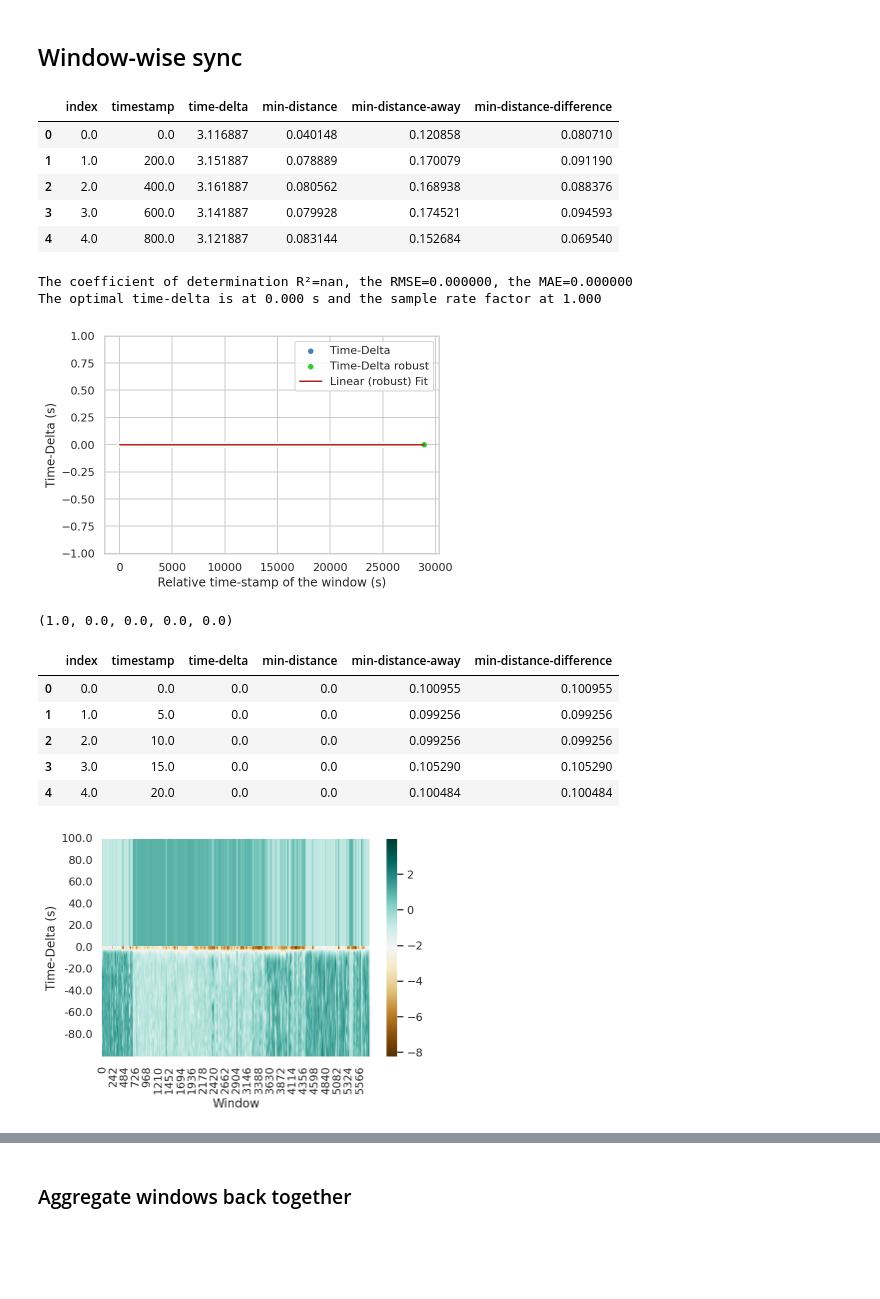
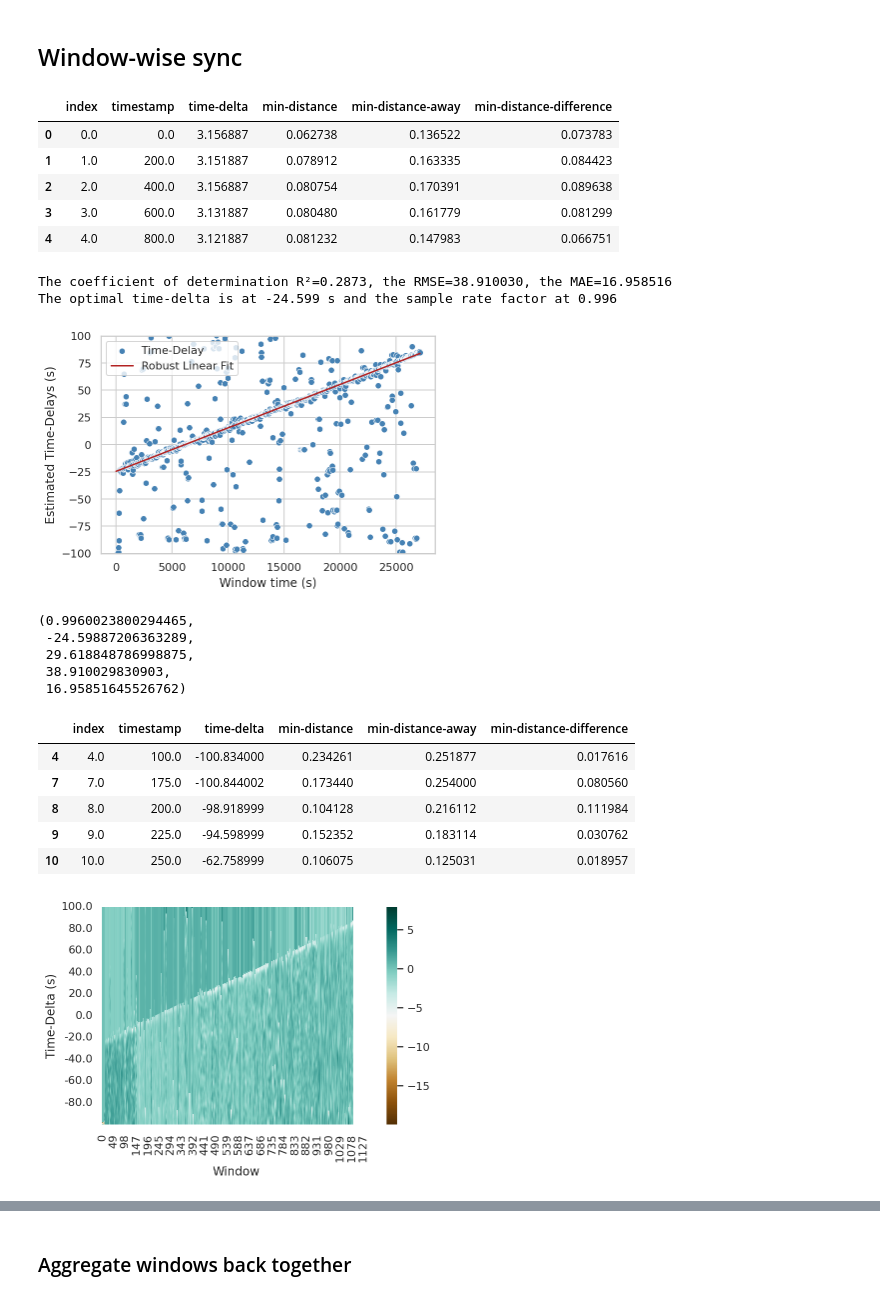
Before and after one commit to iot-salzburg/nearest-advocate, a Jupyter notebook: experiments/NAd_clock_drift_correction.ipynb, the cells around one changed output, grey strips where cells are left out. Cells and saved outputs as stored; diff of their text form; code cells hidden in the pictures; blank space fills up the shorter version.

Commit message:
adding example for clock-drift correction

```diff
--- a/experiments/NAd_clock_drift_correction.ipynb
+++ b/experiments/NAd_clock_drift_correction.ipynb
@@ -470,6 +463,8 @@ def window_sync_parallel(arr_ref, arr_sig, td_min=-60, td_max=60, td_mid=30, spa
     for idx in prange(res_len):
         arr_sig_window = arr_sig[np.logical_and(arr_sig.min()+window_centers[idx]-window_len_samples[idx]/2 <= arr_sig,
                                                 arr_sig < arr_sig.min()+window_centers[idx]+window_len_samples[idx]/2)]
+        if len(arr_sig_window) <= 5:
+            continue
         nearest_results = nearest_advocate(arr_ref, arr_sig_window,
                                            td_min=td_min, td_max=td_max, sparse_factor=sparse_factor, sps=sps,
                                            dist_max=dist_max, regulate_paddings=regulate_paddings, dist_padding=dist_padding)
@@ -506,11 +501,11 @@ dict_results, spectrogram = window_sync_parallel(
 pd.DataFrame({k: v for k, v in dict_results.items()}).head()
 # %% [output]
 |  | index | timestamp | time-delta | min-distance | min-distance-away | min-distance-difference |
-| 0 | 0.0 | 0.0 | 3.116887 | 0.040148 | 0.120858 | 0.080710 |
-| 1 | 1.0 | 200.0 | 3.151887 | 0.078889 | 0.170079 | 0.091190 |
-| 2 | 2.0 | 400.0 | 3.161887 | 0.080562 | 0.168938 | 0.088376 |
-| 3 | 3.0 | 600.0 | 3.141887 | 0.079928 | 0.174521 | 0.094593 |
-| 4 | 4.0 | 800.0 | 3.121887 | 0.083144 | 0.152684 | 0.069540 |
+| 0 | 0.0 | 0.0 | 3.156887 | 0.062738 | 0.136522 | 0.073783 |
+| 1 | 1.0 | 200.0 | 3.151887 | 0.078912 | 0.163335 | 0.084423 |
+| 2 | 2.0 | 400.0 | 3.156887 | 0.080754 | 0.170391 | 0.089638 |
+| 3 | 3.0 | 600.0 | 3.131887 | 0.080480 | 0.161779 | 0.081299 |
+| 4 | 4.0 | 800.0 | 3.121887 | 0.081232 | 0.147983 | 0.066751 |
 # %%
 # %%timeit
 # _ = window_sync_parallel(
@@ -523,7 +518,7 @@ pd.DataFrame({k: v for k, v in dict_results.items()}).head()
 # %%
 def window_sync(file_ref, file_sig, td_min=-60, td_max=60, td_mid=30, sparse_factor=1,
                 dist_max=-1, regulate_paddings=True, dist_padding=-1,
-                window_len=50, sliding_len=25, bandwidth=30, sps_adaption_factor=1.0, sps=SAMPLE_RATE_DT,
+                window_len=50, sliding_len=25, bandwidth=30, sps_adaption_factor=1, sps=SAMPLE_RATE_DT,
                 parallelize=False, verbose=0, save_fig=None):
     # load arrays, make a copy because it is more robust for numba jit-compiled functions
     if isinstance(file_ref, str):
@@ -571,7 +566,8 @@ def window_sync(file_ref, file_sig, td_min=-60, td_max=60, td_mid=30, sparse_fac
             #     continue
             arr_sig_window = arr_sig[np.logical_and(arr_sig.min()+window_center-window_len_sample/2 <= arr_sig,
                                                    arr_sig < arr_sig.min()+window_center+window_len_sample/2)]
-
+            if len(arr_sig_window) <= 5:
+                continue
             # find nearest-advocates in the windows
             nearest_results = nearest_advocate(arr_ref, arr_sig_window,
                                          td_min=td_min, td_max=td_max, sparse_factor=sparse_factor, sps=sps,
@@ -627,8 +623,7 @@ def window_sync(file_ref, file_sig, td_min=-60, td_max=60, td_mid=30, sparse_fac
 
     # find nearest-advocates in the best windows to get the results
     arr_ref_window = arr_ref
-    arr_sig_window = arr_sig[np.logical_and(arr_sig.min()+min_distance_diff_window_ts <= arr_sig,
-                                           arr_sig < arr_sig.min()+min_distance_diff_window_ts+sliding_len)]
+    arr_sig_window = arr_sig # [np.logical_and(min_distance_diff_window_ts - window_len <= arr_sig, arr_sig < min_distance_diff_window_ts + window_len)]
     df_nearest = pd.DataFrame(
         nearest_advocate(arr_ref_window, arr_sig_window,
                                  td_min=td_min, td_max=td_max, sparse_factor=sparse_factor, sps=sps,
@@ -675,11 +670,11 @@ def window_sync(file_ref, file_sig, td_min=-60, td_max=60, td_mid=30, sparse_fac
     if verbose >= 1.0 or save_fig:
         plt.cla()
         # df_results["diff-rank"] = df_results["diff-err"].rank()
-        sns.scatterplot(data=df_results, x="timestamp", y="time-delta", color="steelblue", label="Time-Delta")
-        sns.scatterplot(data=df_results_filt, x="timestamp", y="time-delta", color="limegreen", label="Time-Delta robust")
-        sns.lineplot(x=x, y=pred_y, color="firebrick", label="Linear (robust) Fit")
-        plt.xlabel("Relative time-stamp of the window (s)")
-        plt.ylabel("Time-Delta (s)")
+        sns.scatterplot(data=df_results, x="timestamp", y="time-delta", color="steelblue", label="Time-Delay", marker="o")
+        # sns.scatterplot(data=df_results_filt, x="timestamp", y="time-delta", color="limegreen", label="Time-Delta robust")
+        sns.lineplot(x=x, y=pred_y, color="firebrick", label="Robust Linear Fit")
+        plt.xlabel("Window time (s)")
+        plt.ylabel("Estimated Time-Delays (s)")
         td_mean = np.median(df_results["time-delta"])
         td_iqr = np.quantile(df_results["time-delta"], 0.75) - np.quantile(df_results["time-delta"], 0.25)
         plt.ylim(max(td_min, td_mean-2*td_iqr-1), min(td_max, td_mean+2*td_iqr+1))
@@ -692,32 +687,39 @@ def window_sync(file_ref, file_sig, td_min=-60, td_max=60, td_mid=30, sparse_fac
     return sps_adaption_factor, td_hat, td_hat_median, df_results, spectrogram, rmse, mae
 # %%
 arr_ref, arr_sig = heart_beat_dataset[0]
+# set a linear clock-drift
+arr_sig = arr_sig / 0.996 - 23.4
 # %%
 sps_adaption_factor, td_hat, td_hat_median, df_results, spectrogram, rmse, mae = window_sync(
     file_ref=arr_ref,
     file_sig=arr_sig,
     td_min=TD_MIN, td_max=TD_MAX, sparse_factor=1,
-    dist_max=-1, regulate_paddings=True, dist_padding=-1,
-    window_len=WINDOW_LENGTH, sliding_len=SLIDING_LENGTH, bandwidth=BANDWIDTH, sps=SAMPLE_RATE_DT,
+    dist_max=DIST_MAX, regulate_paddings=True, dist_padding=DIST_MAX,
+    window_len=WINDOW_LENGTH, sliding_len=25, bandwidth=BANDWIDTH, sps=SAMPLE_RATE_DT,
     sps_adaption_factor=1.0, verbose=2, parallelize=True, # running parallel does not support high verbose mode
-    save_fig="default_round-1_timedelta.png")
+    save_fig="fig/clockdriftcorrection_round-1.png")
 sps_adaption_factor, td_hat, td_hat_median, rmse, mae
 # %% [output]
-The coefficient of determination R²=nan, the RMSE=0.000000, the MAE=0.000000
-The optimal time-delta is at 0.000 s and the sample rate factor at 1.000
+The coefficient of determination R²=0.2873, the RMSE=38.910030, the MAE=16.958516
+The optimal time-delta is at -24.599 s and the sample rate factor at 0.996
-[figure, old version]
+[figure, new version]
-(1.0, 0.0, 0.0, 0.0, 0.0)
+(0.9960023800294465,
+ -24.59887206363289,
+ 29.618848786998875,
+ 38.910029830903,
+ 16.95851645526762)
 # %%
 df_results.head()
 # %% [output]
 |  | index | timestamp | time-delta | min-distance | min-distance-away | min-distance-difference |
-| 0 | 0.0 | 0.0 | 0.0 | 0.0 | 0.100955 | 0.100955 |
-| 1 | 1.0 | 5.0 | 0.0 | 0.0 | 0.099256 | 0.099256 |
-| 2 | 2.0 | 10.0 | 0.0 | 0.0 | 0.099256 | 0.099256 |
-| 3 | 3.0 | 15.0 | 0.0 | 0.0 | 0.105290 | 0.105290 |
-| 4 | 4.0 | 20.0 | 0.0 | 0.0 | 0.100484 | 0.100484 |
+| 4 | 4.0 | 100.0 | -100.834000 | 0.234261 | 0.251877 | 0.017616 |
+| 7 | 7.0 | 175.0 | -100.844002 | 0.173440 | 0.254000 | 0.080560 |
+| 8 | 8.0 | 200.0 | -98.918999 | 0.104128 | 0.216112 | 0.111984 |
+| 9 | 9.0 | 225.0 | -94.598999 | 0.152352 | 0.183114 | 0.030762 |
+| 10 | 10.0 | 250.0 | -62.758999 | 0.106075 | 0.125031 | 0.018957 |
 # %%
 spectrogram_df = pd.DataFrame(spectrogram.T, index=np.arange(TD_MIN, TD_MAX, (TD_MAX-TD_MIN)/spectrogram.shape[1])).iloc[::-1]
+spectrogram_df = spectrogram_df[~spectrogram_df.isnull()]
 spectrogram_df_normed = spectrogram_df.apply(lambda x: (x-spectrogram_df.mean(axis=0))/spectrogram_df.std(axis=0), axis=1)
 
 ax = sns.heatmap(spectrogram_df_normed, linewidth=0.0, cmap="BrBG")
@@ -727,7 +729,7 @@ n_yticks = 10; ax.set_yticks(np.arange(0, len(spectrogram_df), 20*n_yticks), lab
 
 plt.show()
 # %% [output]
-[figure, old version]
+[figure, new version]
 # %%
 spectrogram_mean_df = spectrogram_df[spectrogram_df < spectrogram_df.max()].mean(axis=1)
 
```
Also changed, not shown: parts of 20 cells of this notebook, 1 other file.
